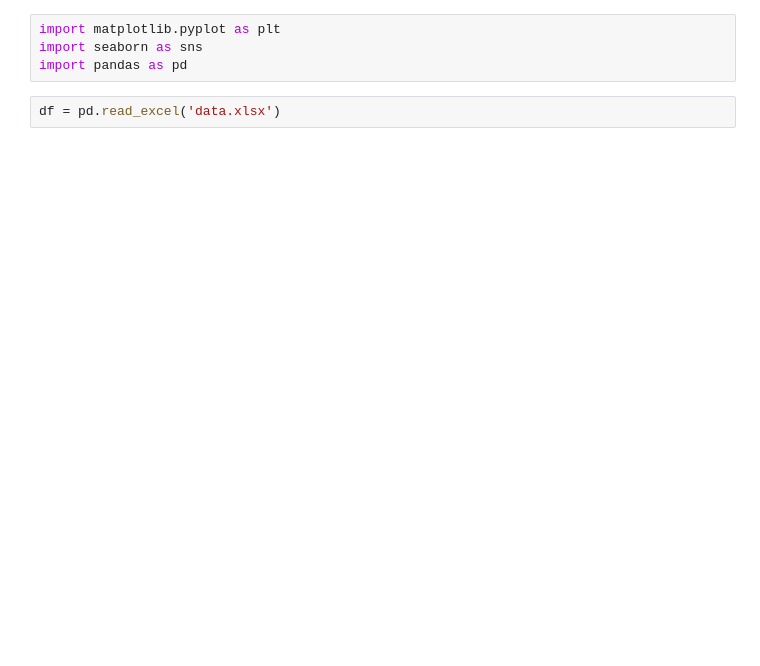
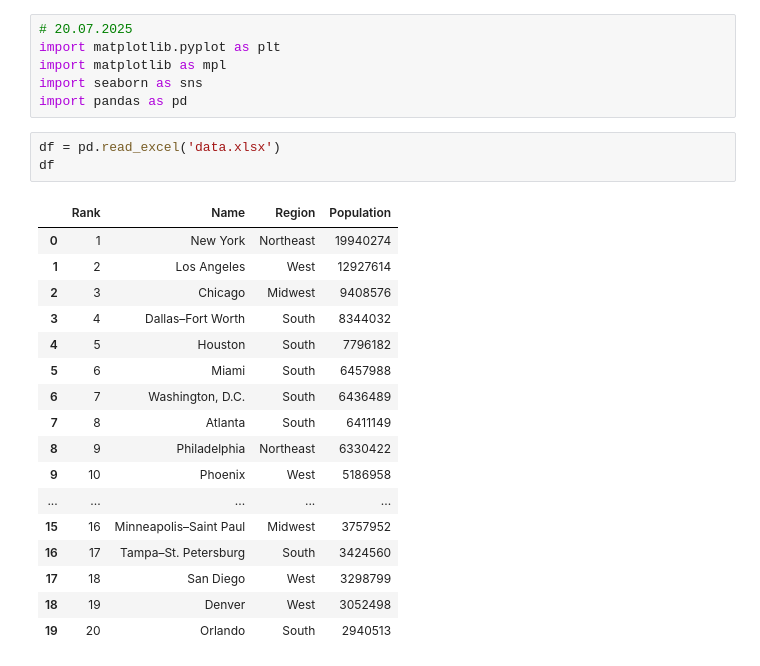
Before and after one commit to Urgith/data_science, a Jupyter notebook: scraping/wikipedia/wikipedia_usa_cities/data_plotting.ipynb, the cells around one changed output. Drawn from its saved outputs; the diff is of its cells as text; blank space fills up the shorter version.

```diff
--- a/scraping/wikipedia/wikipedia_usa_cities/data_plotting.ipynb
+++ b/scraping/wikipedia/wikipedia_usa_cities/data_plotting.ipynb
@@ -1,7 +1,28 @@
 # %%
+# 20.07.2025
 import matplotlib.pyplot as plt
+import matplotlib as mpl
 import seaborn as sns
 import pandas as pd
 # %%
 df = pd.read_excel('data.xlsx')
+df
+# %% [output]
+|  | Rank | Name | Region | Population |
+| 0 | 1 | New York | Northeast | 19940274 |
+| 1 | 2 | Los Angeles | West | 12927614 |
+| 2 | 3 | Chicago | Midwest | 9408576 |
+| 3 | 4 | Dallas–Fort Worth | South | 8344032 |
+| 4 | 5 | Houston | South | 7796182 |
+| 5 | 6 | Miami | South | 6457988 |
+| 6 | 7 | Washington, D.C. | South | 6436489 |
+| 7 | 8 | Atlanta | South | 6411149 |
+| 8 | 9 | Philadelphia | Northeast | 6330422 |
+| 9 | 10 | Phoenix | West | 5186958 |
+| ... | ... | ... | ... | ... |
+| 15 | 16 | Minneapolis–Saint Paul | Midwest | 3757952 |
+| 16 | 17 | Tampa–St. Petersburg | South | 3424560 |
+| 17 | 18 | San Diego | West | 3298799 |
+| 18 | 19 | Denver | West | 3052498 |
+| 19 | 20 | Orlando | South | 2940513 |
 # %%
```
Also changed, not shown: parts of 1 cell of this notebook, 2 other files.
